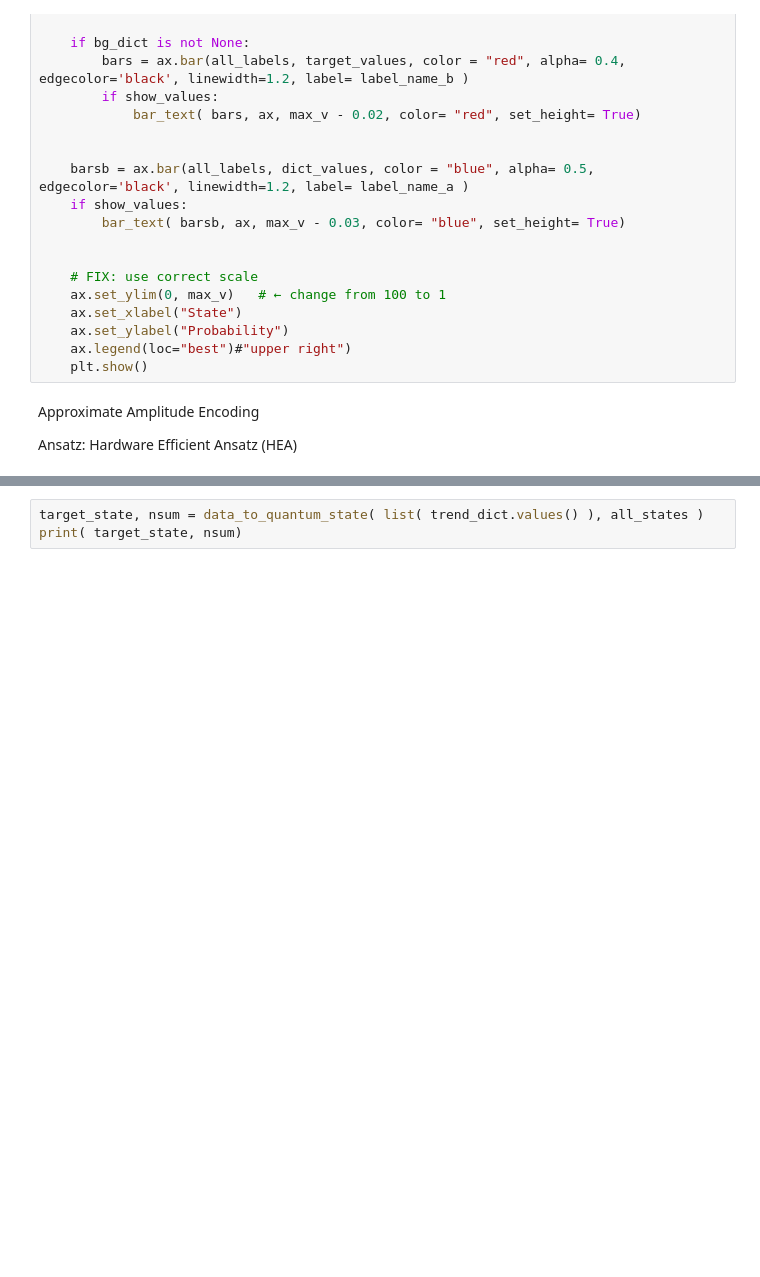
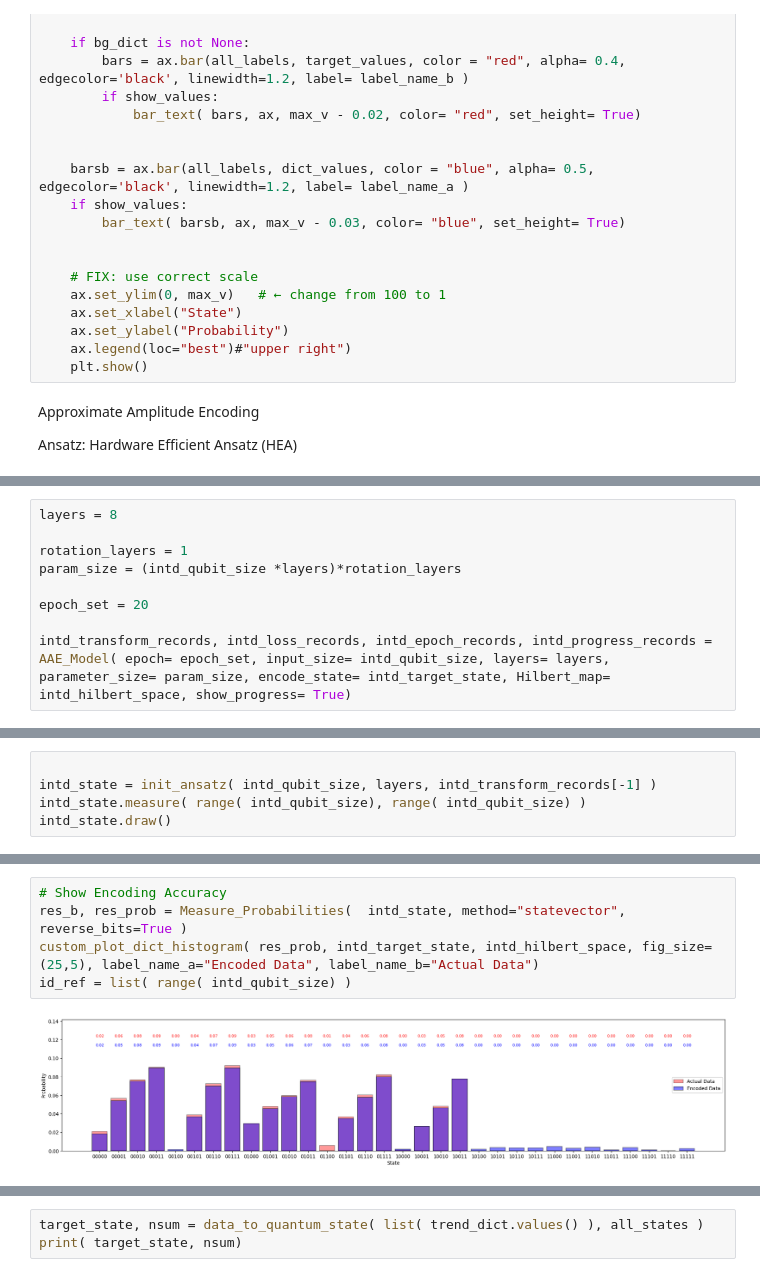
Before and after one commit to Daniel-D-Creator/air-pollution-data, a Jupyter notebook: baltimore-figures/Air Polution Data Encoding.ipynb, the cells around one changed output, grey strips where cells are left out. Drawn from its saved outputs; the diff is of its cells as text; blank space fills up the shorter version.

```diff
--- a/baltimore-figures/Air Polution Data Encoding.ipynb
+++ b/baltimore-figures/Air Polution Data Encoding.ipynb
@@ -545,0 +656,9 @@ print( trend_dict)
+# %%
+layers = 8
+
+rotation_layers = 1
+param_size = (intd_qubit_size *layers)*rotation_layers
+
+epoch_set = 20
+
+intd_transform_records, intd_loss_records, intd_epoch_records, intd_progress_records = AAE_Model( epoch= epoch_set, input_size= intd_qubit_size, layers= layers, parameter_size= param_size, encode_state= intd_target_state, Hilbert_map= intd_hilbert_space, show_progress= True)
@@ -545,0 +685,5 @@ print( trend_dict)
+# %%
+
+intd_state = init_ansatz( intd_qubit_size, layers, intd_transform_records[-1] )
+intd_state.measure( range( intd_qubit_size), range( intd_qubit_size) )
+intd_state.draw()
@@ -545,0 +708,7 @@ print( trend_dict)
+# %%
+# Show Encoding Accuracy
+res_b, res_prob = Measure_Probabilities(  intd_state, method="statevector", reverse_bits=True )
+custom_plot_dict_histogram( res_prob, intd_target_state, intd_hilbert_space, fig_size=(25,5), label_name_a="Encoded Data", label_name_b="Actual Data")
+id_ref = list( range( intd_qubit_size) )
+# %% [output]
+[figure, added]
```
Also changed, not shown: parts of 25 cells of this notebook.
